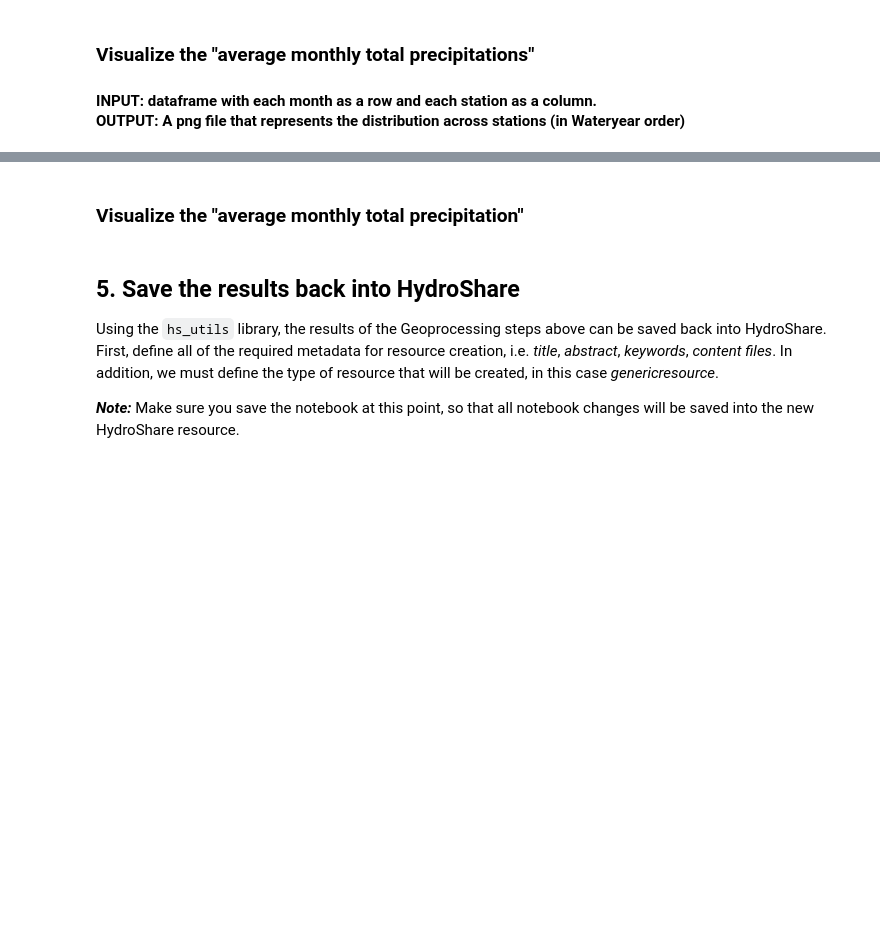
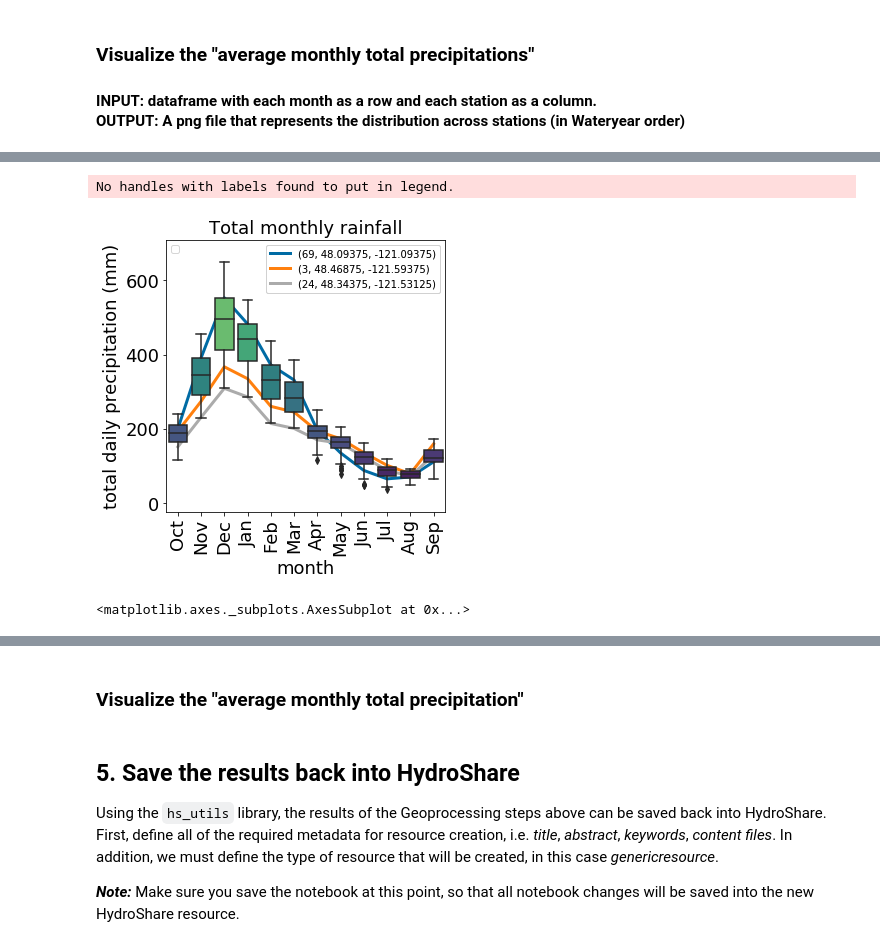
Before and after one commit to Freshwater-Initiative/Observatory, a Jupyter notebook: tutorials/Observatory_usecase7_xmapLandlab.ipynb, the cells around one changed output, grey strips where cells are left out. Drawn from its saved outputs; the diff is of its cells as text; code cells hidden in the pictures; blank space fills up the shorter version.

```diff
--- a/tutorials/Observatory_usecase7_xmapLandlab.ipynb
+++ b/tutorials/Observatory_usecase7_xmapLandlab.ipynb
@@ -338,6 +292,7 @@ t1
 
 ltm = ogh.gridclim_dict(mappingfile=mappingfile1,
                         metadata=meta_file,
-                        dataset='sp_WRF_NNRP_noBC_1970_1979')
+                        dataset='sp_WRF_NNRP_noBC_1970_1979',
+                        variable_list=['PREC','TMAX','TMIN'])
 
 sorted(ltm.keys())
@@ -407,0 +385,15 @@ reference_lines
+# %%
+ogh.renderValueInBoxplot(ltm['meanbymonthsum_PREC_sp_WRF_NNRP_noBC_1970_1979'],
+                         outfilepath='totalMonthlyRainfall.png',
+                         plottitle='Total monthly rainfall',
+                         time_steps='month',
+                         wateryear=True,
+                         reference_lines=reference_lines,
+                         ref_legend=True,
+                         value_name='total daily precipitation (mm)',
+                         cmap='viridis',
+                         figsize=(5,5))
+# %% [output]
+No handles with labels found to put in legend.
+[figure, added]
+<matplotlib.axes._subplots.AxesSubplot at 0x...>
```
Also changed, not shown: parts of 34 cells of this notebook, 1 other file.
